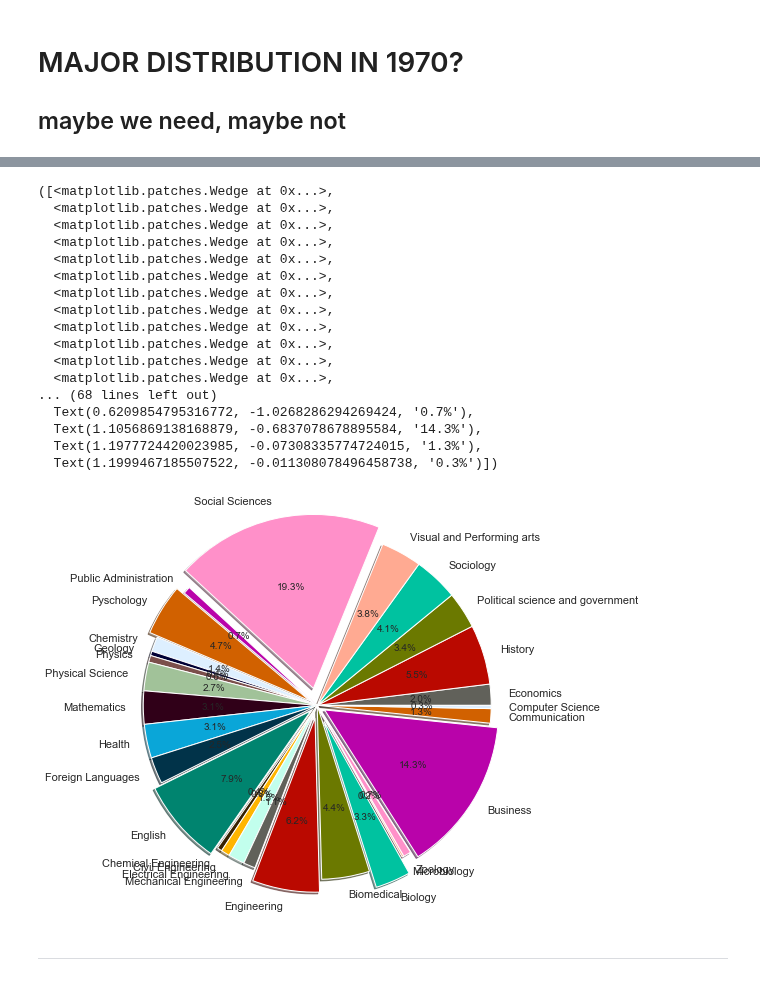
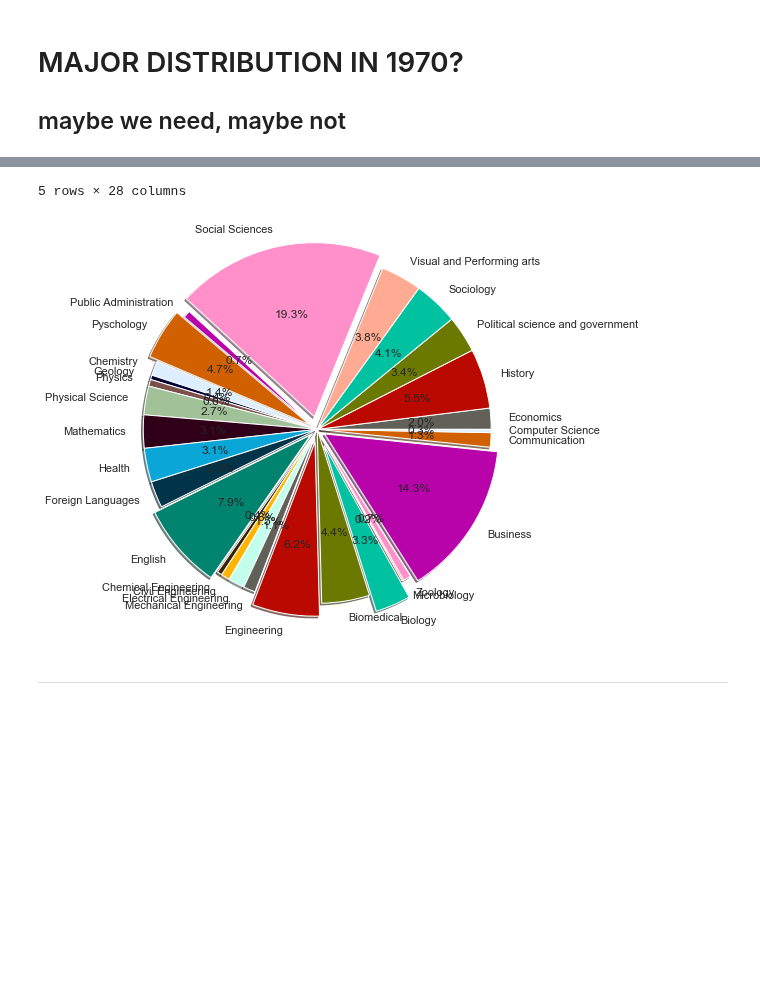
Before and after one commit to COGS108/group027, a Jupyter notebook: FinalProject.ipynb, the cells around one changed output, grey strips where cells are left out. Drawn from its saved outputs; the diff is of its cells as text; code cells hidden in the pictures; blank space fills up the shorter version.

```diff
--- a/FinalProject.ipynb
+++ b/FinalProject.ipynb
@@ -277,10 +243,11 @@ colors = [ "#61615A", "#BA0900", "#6B7900", "#00C2A0", "#FFAA92", "#FF90C9", "#B
         "#372101", "#FFB500", "#C2FFED"]
 x1 = df_combinedMajors.loc['1970']
 
-explode = (0, 0, 0, 0, 0, 0.2, 0, 0.1, 0, 0, 0, 0, 0, 0, 0, 0.1, 0, 0, 0, 0, 0.15, 0, 0.2, 0, 0, 0.1, 0, 0)
+explode = (0, 0, 0, 0, 0, 0.15, 0, 0.1, 0, 0, 0, 0, 0, 0, 0, 0.1, 0, 0, 0, 0, 0.15, 0, 0.2, 0, 0, 0.1, 0, 0)
 
 #convert first column to list
 x2 = list(df_combinedMajors.columns)
 
 plt.pie(x1, labels = x2, radius = 2, autopct = '%0.1f%%', colors = colors, explode = explode, shadow = True)
+df_combinedMajors.head()
 # %% [output]
@@ -287,21 +261,5 @@ plt.pie(x1, labels = x2, radius = 2, autopct = '%0.1f%%', colors = colors, explo
-([<matplotlib.patches.Wedge at 0x...>,
-  <matplotlib.patches.Wedge at 0x...>,
-  <matplotlib.patches.Wedge at 0x...>,
-  <matplotlib.patches.Wedge at 0x...>,
-  <matplotlib.patches.Wedge at 0x...>,
-  <matplotlib.patches.Wedge at 0x...>,
-  <matplotlib.patches.Wedge at 0x...>,
-  <matplotlib.patches.Wedge at 0x...>,
-  <matplotlib.patches.Wedge at 0x...>,
-  <matplotlib.patches.Wedge at 0x...>,
-  <matplotlib.patches.Wedge at 0x...>,
-  <matplotlib.patches.Wedge at 0x...>,
-... (68 lines left out)
-  Text(0.6209854795316772, -1.0268286294269424, '0.7%'),
-  Text(1.1056869138168879, -0.6837078678895584, '14.3%'),
-  Text(1.1977724420023985, -0.07308335774724015, '1.3%'),
-  Text(1.1999467185507522, -0.011308078496458738, '0.3%')])
+5 rows × 28 columns
-[figure, old version]
+[figure, new version]
 # %% [markdown]
 ***
 # %% [markdown]
```
Also changed, not shown: parts of 7 cells of this notebook.
